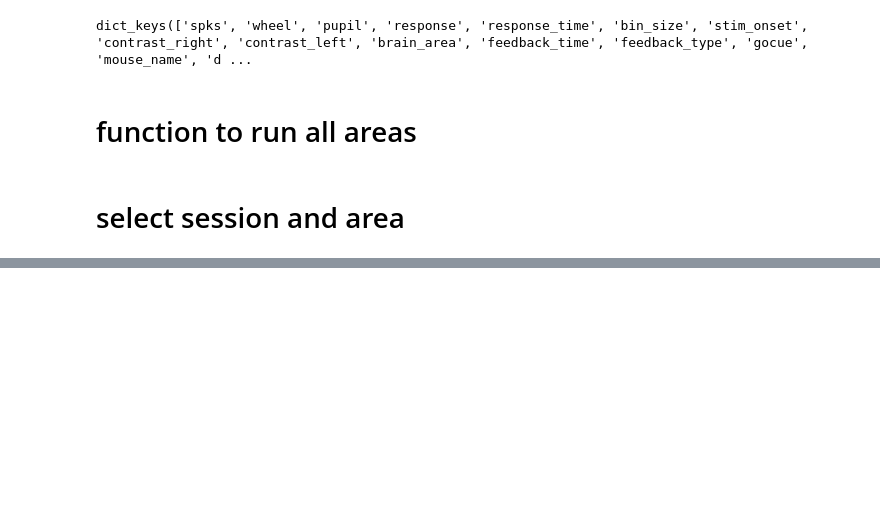
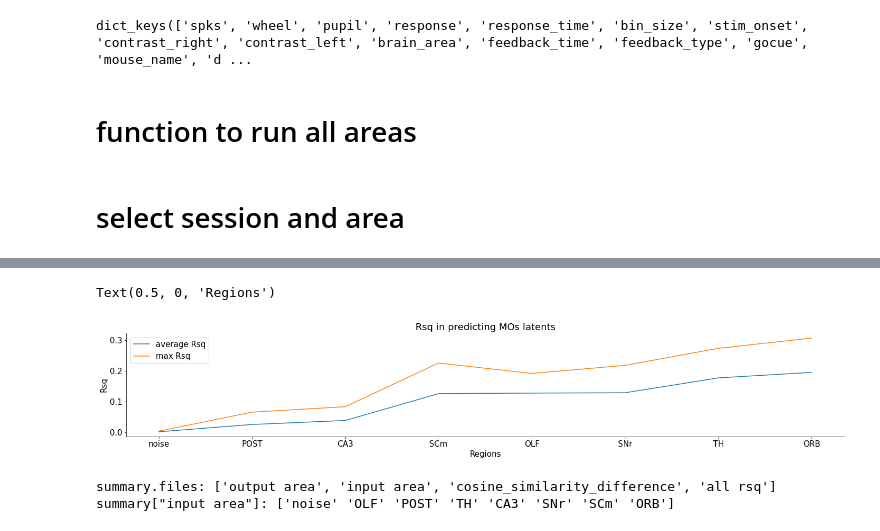
Before and after one commit to cindyhfls/NMA_DL_2021_project, a Jupyter notebook: DifferentRegionsCorrelatedLatents/LoopTemplate.ipynb, the cells around one changed output, grey strips where cells are left out. Cells and saved outputs as stored; diff of their text form; code cells hidden in the pictures; blank space fills up the shorter version.

```diff
--- a/DifferentRegionsCorrelatedLatents/LoopTemplate.ipynb
+++ b/DifferentRegionsCorrelatedLatents/LoopTemplate.ipynb
@@ -243,7 +243,7 @@ def run_each_region(PA_name,IA_name,ncomp,learning_rate_start,plot_on = False,ve
     IAdata= torch.maximum(torch.randn(PAdata.shape),torch.zeros(PAdata.shape)) # for now say the shape of noise matches the predicted area, I doubt that matters?
     if plot_on:
       plt.figure()
-      plt.imshow(IAdata[:,nTr,:].numpy(),cmap = 'gray_r',aspect = 'auto')
+      plt.imshow(np.squeeze(IAdata[:,nTr[1],:].numpy().T),cmap = 'gray_r',aspect = 'auto')
       plt.title('Random noise')
     IAdata = IAdata.float().to(device)
   else:
@@ -462,4 +474,2 @@ neurons remaining in trial 281
 # %%
-# summary = {'output area':PA_name,'input area':all_other_areas,...
-#            'cosine_similarity_difference':cos_sim_mat,...
-#            'all rsq':allrsq};
+summary = {'output area':PA_name,'input area':all_other_areas,'cosine_similarity_difference':cos_sim_mat,'all rsq':allrsq};
@@ -476,0 +476,18 @@ neurons remaining in trial 281
+# %%
+avg_rsq = summary['all rsq'].mean(1)
+max_rsq = summary['all rsq'].max(1)
+sort_index = np.argsort(np.array(avg_rsq)) # sort by average
+
+input_areas = np.array(summary['input area'])
+
+plt.figure()
+plt.plot(avg_rsq[sort_index])
+plt.plot(max_rsq[sort_index])
+plt.xticks(range(len(avg_rsq)),input_areas[sort_index])
+plt.legend(('average Rsq','max Rsq'))
+plt.title('Rsq in predicting '+summary['output area']+' latents');
+plt.ylabel('Rsq');
+plt.xlabel('Regions')
+# %% [output]
+Text(0.5, 0, 'Regions')
+[figure, added]
@@ -476,0 +497,7 @@ neurons remaining in trial 281
+# %%
+summary = np.load(outfile)
+print('summary.files: {}'.format(summary.files))
+print('summary["input area"]: {}'.format(summary["input area"]))
+# %% [output]
+summary.files: ['output area', 'input area', 'cosine_similarity_difference', 'all rsq']
+summary["input area"]: ['noise' 'OLF' 'POST' 'TH' 'CA3' 'SNr' 'SCm' 'ORB']
```
Also changed, not shown: parts of 6 cells of this notebook.
